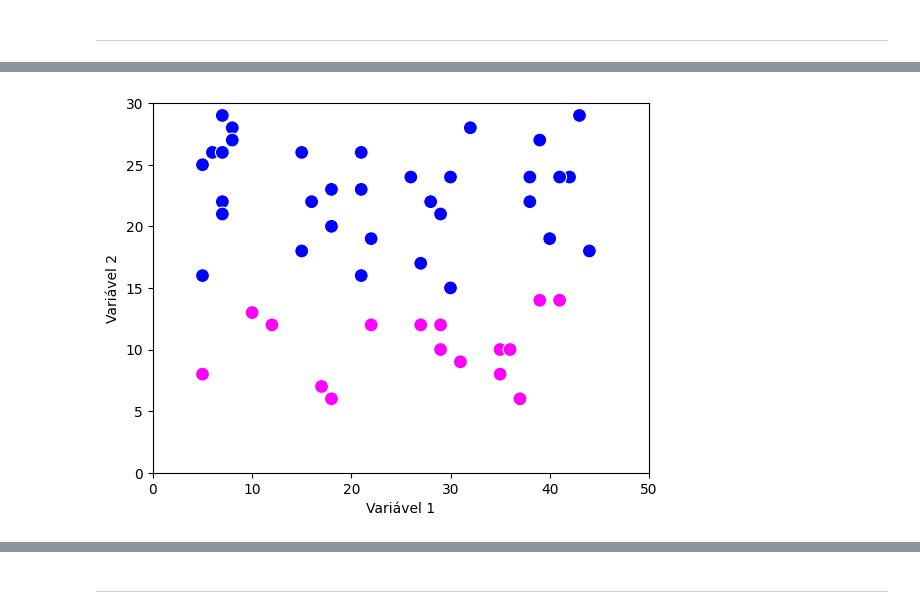
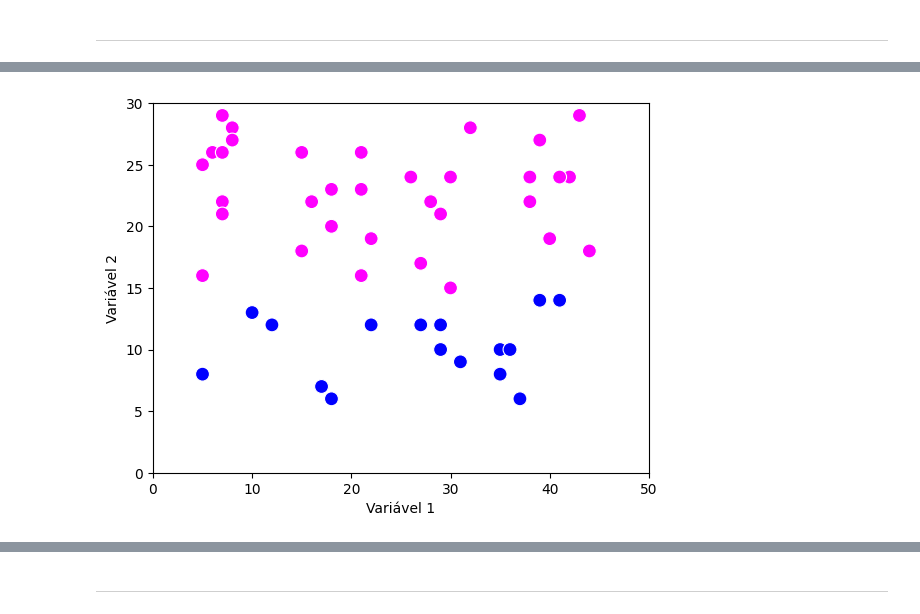
Before and after one commit to Laboratorio-de-Analise-de-Dados/disciplina_python_ml, a Jupyter notebook: dev/script/aulas_teoricas/01-aula_2026-07-14.ipynb, the cells around one changed output, grey strips where cells are left out. Saved outputs shown, nothing was run; the diff lists cells and outputs as text; code cells hidden in the pictures.

```diff
--- a/dev/script/aulas_teoricas/01-aula_2026-07-14.ipynb
+++ b/dev/script/aulas_teoricas/01-aula_2026-07-14.ipynb
@@ -532,21 +554,20 @@ df_nova.head()
 # dump(df_nova, './data/01_aula_df_nova')
 df_nova = load('./data/01_aula_df_nova')
 # %%
-palette = {'magenta': 'blue', 'blue': 'magenta'}
+palette = {'magenta': 'magenta', 'blue': 'blue'}
 sns.scatterplot(
     x='x',
     y='y',
     hue='class',
-    # style='class',
     palette=palette,
     legend=False,
     s=100,
     data=df_nova
 )
 plt.xlabel(obsr)
 plt.ylabel(pred)
 plt.xlim([0,50])
 plt.ylim([0,30])
 plt.show()
 # %% [output]
-[figure, old version]
+[figure, new version]
```
Also changed, not shown: parts of 35 cells of this notebook, 3 other files.
